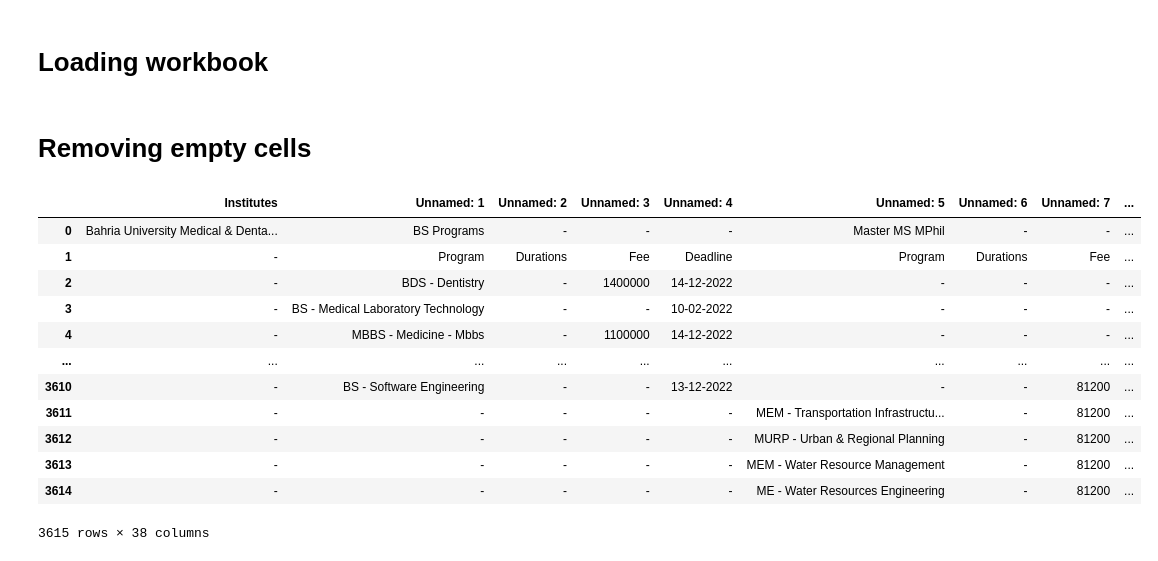
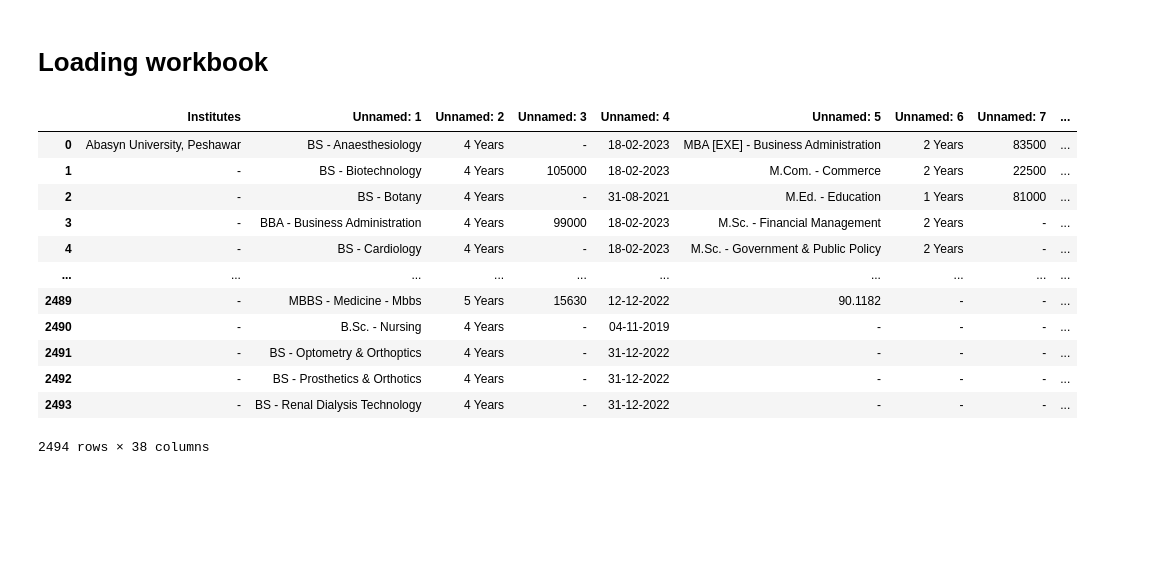
Before and after one commit to mirfan-ahmad/University-Recommendation-System, a Jupyter notebook: Cleaning Worksheet.ipynb, the cells around one changed output. Saved outputs shown, nothing was run; the diff lists cells and outputs as text; code cells hidden in the pictures; blank space fills up the shorter version.

```diff
--- a/Cleaning Worksheet.ipynb
+++ b/Cleaning Worksheet.ipynb
@@ -11,2 +7,0 @@ worksheet = workbook['Institutes']
-# %% [markdown]
-# Removing empty cells
@@ -24,18 +8,18 @@ workbook.save('Institutes.xlsx')
 # %%
-df = pd.read_excel('Institutes.xlsx')
+df = pd.read_excel('Universities.xlsx')
 df = df.fillna('-')
 df
 # %% [output]
 |  | Institutes | Unnamed: 1 | Unnamed: 2 | Unnamed: 3 | Unnamed: 4 | Unnamed: 5 | Unnamed: 6 | Unnamed: 7 | ... |
-| 0 | Bahria University Medical & Denta... | BS Programs | - | - | - | Master MS MPhil | - | - | ... |
-| 1 | - | Program | Durations | Fee | Deadline | Program | Durations | Fee | ... |
-| 2 | - | BDS - Dentistry | - | 1400000 | 14-12-2022 | - | - | - | ... |
-| 3 | - | BS - Medical Laboratory Technology | - | - | 10-02-2022 | - | - | - | ... |
-| 4 | - | MBBS - Medicine - Mbbs | - | 1100000 | 14-12-2022 | - | - | - | ... |
+| 0 | Abasyn University, Peshawar | BS - Anaesthesiology | 4 Years | - | 18-02-2023 | MBA [EXE] - Business Administration | 2 Years | 83500 | ... |
+| 1 | - | BS - Biotechnology | 4 Years | 105000 | 18-02-2023 | M.Com. - Commerce | 2 Years | 22500 | ... |
+| 2 | - | BS - Botany | 4 Years | - | 31-08-2021 | M.Ed. - Education | 1 Years | 81000 | ... |
+| 3 | - | BBA - Business Administration | 4 Years | 99000 | 18-02-2023 | M.Sc. - Financial Management | 2 Years | - | ... |
+| 4 | - | BS - Cardiology | 4 Years | - | 18-02-2023 | M.Sc. - Government & Public Policy | 2 Years | - | ... |
 | ... | ... | ... | ... | ... | ... | ... | ... | ... | ... |
-| 3610 | - | BS - Software Engineering | - | - | 13-12-2022 | - | - | 81200 | ... |
-| 3611 | - | - | - | - | - | MEM - Transportation Infrastructu... | - | 81200 | ... |
-| 3612 | - | - | - | - | - | MURP - Urban & Regional Planning | - | 81200 | ... |
-| 3613 | - | - | - | - | - | MEM - Water Resource Management | - | 81200 | ... |
-| 3614 | - | - | - | - | - | ME - Water Resources Engineering | - | 81200 | ... |
+| 2489 | - | MBBS - Medicine - Mbbs | 5 Years | 15630 | 12-12-2022 | 90.1182 | - | - | ... |
+| 2490 | - | B.Sc. - Nursing | 4 Years | - | 04-11-2019 | - | - | - | ... |
+| 2491 | - | BS - Optometry & Orthoptics | 4 Years | - | 31-12-2022 | - | - | - | ... |
+| 2492 | - | BS - Prosthetics & Orthotics | 4 Years | - | 31-12-2022 | - | - | - | ... |
+| 2493 | - | BS - Renal Dialysis Technology | 4 Years | - | 31-12-2022 | - | - | - | ... |
-3615 rows × 38 columns
+2494 rows × 38 columns
```
Also changed, not shown: parts of 7 cells of this notebook.
